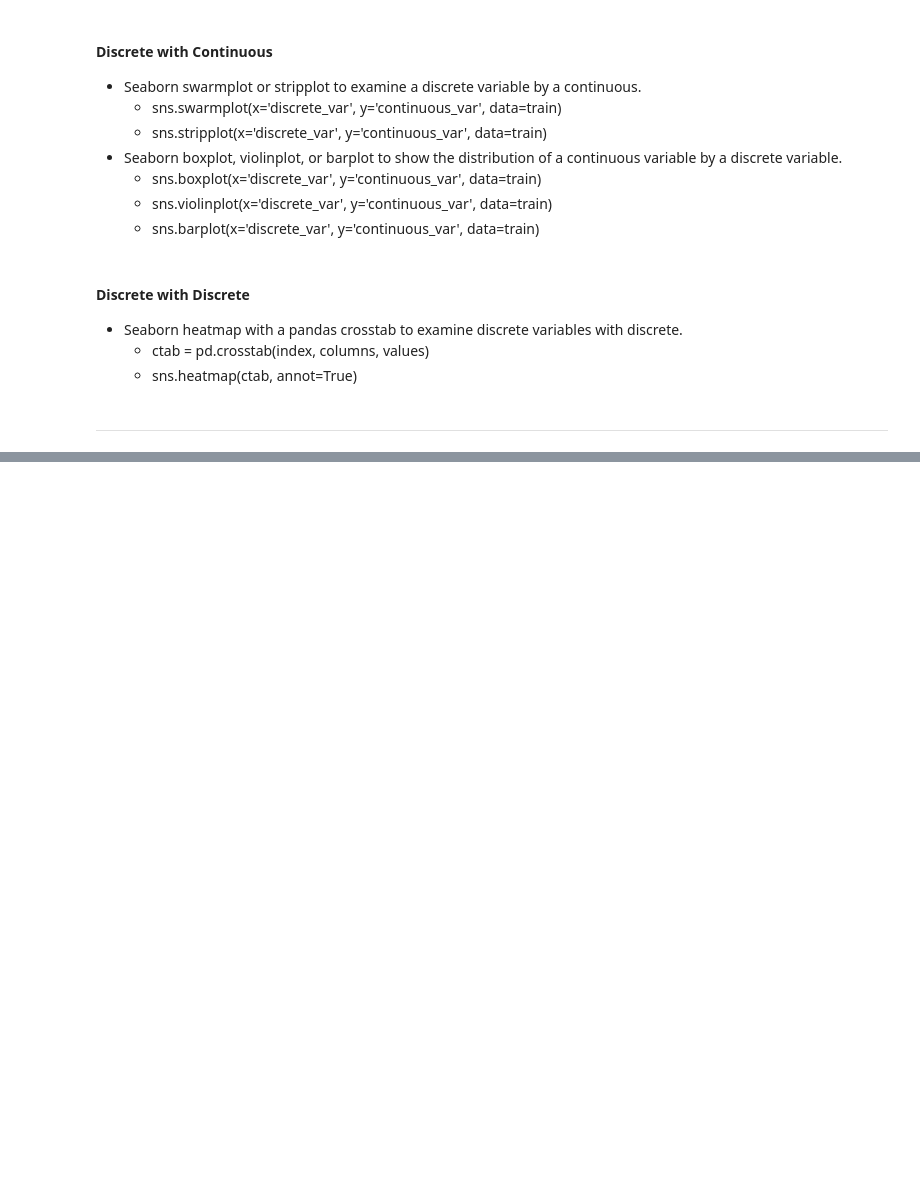
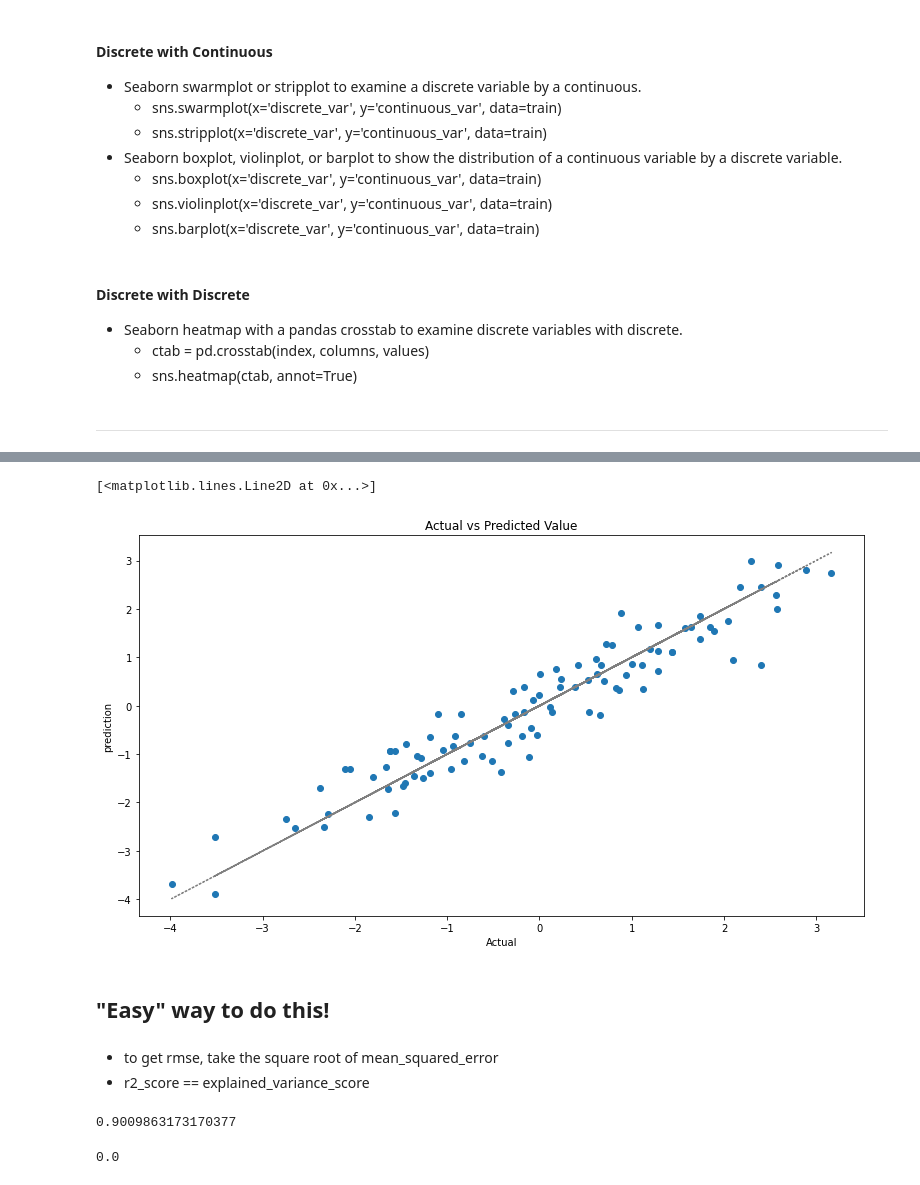
Before and after one commit to natasharivers/regression-exercises, a Jupyter notebook: Regression Notes.ipynb, the cells around one changed output, grey strips where cells are left out. Drawn from its saved outputs; the diff is of its cells as text; code cells hidden in the pictures; blank space fills up the shorter version.

```diff
--- a/Regression Notes.ipynb
+++ b/Regression Notes.ipynb
@@ -358,0 +554,10 @@ ________________________________
+# %%
+fig, ax = plt.subplots(figsize=(13,7))
+ax.scatter(df.y, df.yhat, label='predicted')
+ax.set(title='Actual vs Predicted Value', ylabel="prediction", xlabel='Actual')
+ax.plot(df.y, df.y, ls=':', c='gray')
+# %% [output]
+[<matplotlib.lines.Line2D at 0x...>]
+[figure, added]
+# %% [markdown]
+## "Easy" way to do this!
@@ -358,0 +566,11 @@ ________________________________
+# %% [markdown]
+- to get rmse, take the square root of mean_squared_error
+- r2_score == explained_variance_score
+# %%
+r2_score(df.y,df.yhat)
+# %% [output]
+0.9009863173170377
+# %%
+r2_score(df.y, df.yhat_baseline)
+# %% [output]
+0.0
```
Also changed, not shown: parts of 33 cells of this notebook.
